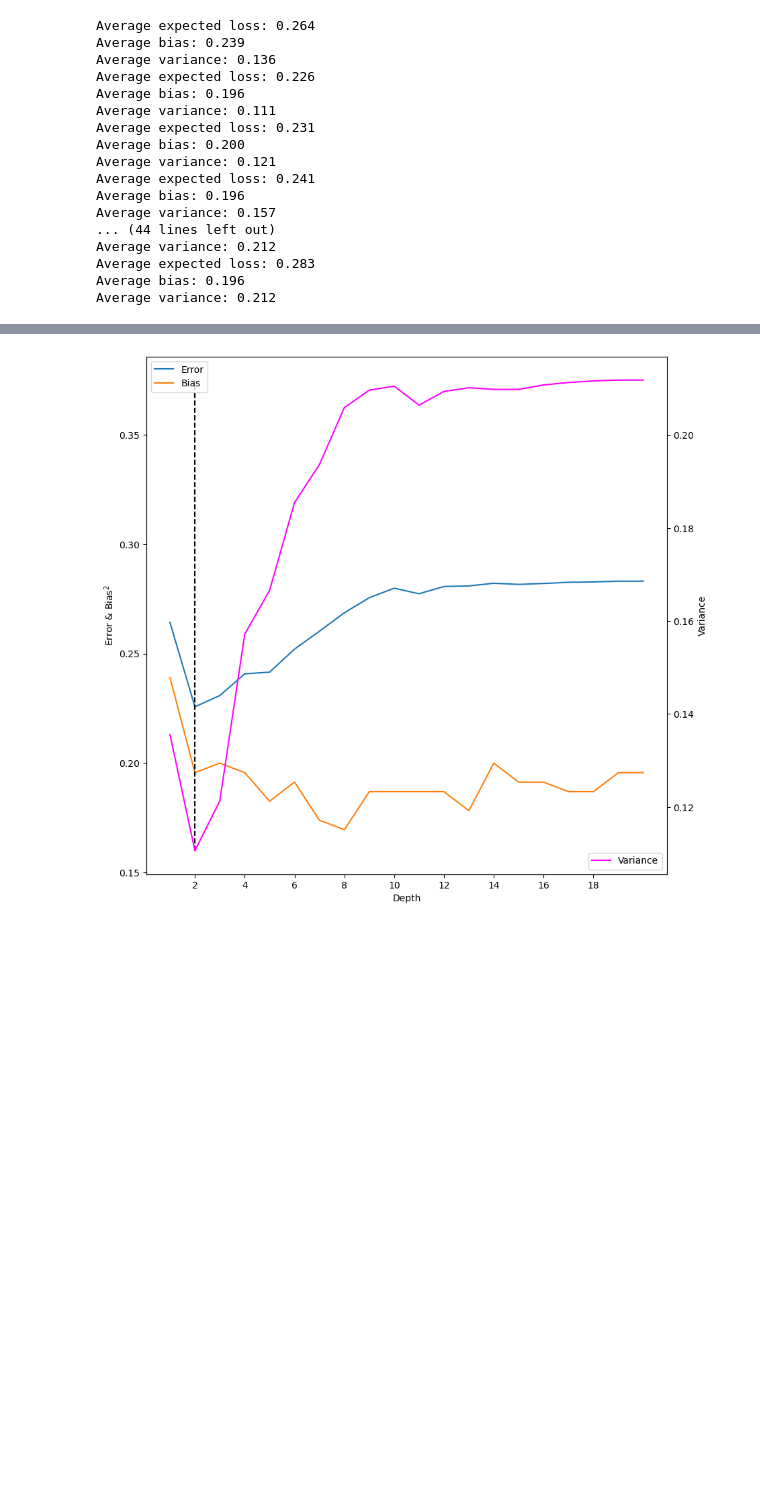
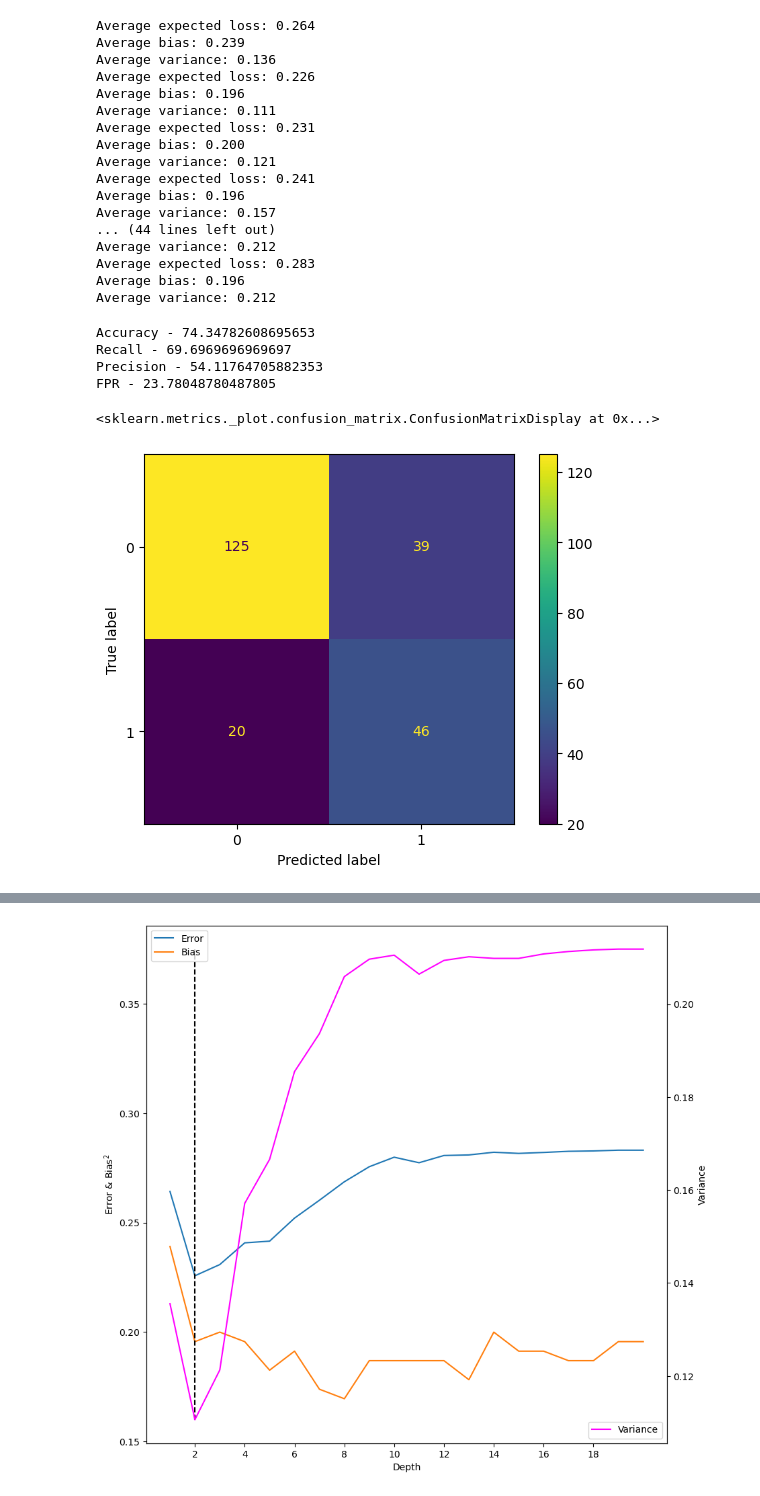
Before and after one commit to meenakshsundaram/AIML, a Jupyter notebook: DecisionTrees/src/diabetes/preprocessing.ipynb, the cells around one changed output, grey strips where cells are left out. Saved outputs shown, nothing was run; the diff lists cells and outputs as text; code cells hidden in the pictures; blank space fills up the shorter version.

```diff
--- a/DecisionTrees/src/diabetes/preprocessing.ipynb
+++ b/DecisionTrees/src/diabetes/preprocessing.ipynb
@@ -56,3 +62,25 @@ Average variance: 0.212
 Average expected loss: 0.283
 Average bias: 0.196
 Average variance: 0.212
+# %%
+dtree = DecisionTreeClassifier(random_state=RANDOM_SEED,criterion=criterion,max_depth=2,class_weight=class_weight)
+dtree.fit(train_x_df,train_y_df)
+pred_test_y=dtree.predict(test_x_df)
+proba_test_y = dtree.predict_proba(test_x_df)
+
+Accuracy= 100*metrics.accuracy_score(test_y_df,pred_test_y)
+Recall=100*metrics.recall_score(test_y_df,pred_test_y)
+Precision= 100*metrics.precision_score(test_y_df,pred_test_y)
+FPR = 100*(1-metrics.recall_score(test_y_df,pred_test_y,pos_label=0))
+print(f"Accuracy - {Accuracy}")
+print(f"Recall - {Recall}")
+print(f"Precision - {Precision}")
+print(f"FPR - {FPR}")
+metrics.ConfusionMatrixDisplay.from_predictions(test_y_df,pred_test_y)
+# %% [output]
+Accuracy - 74.34782608695653
+Recall - 69.6969696969697
+Precision - 54.11764705882353
+FPR - 23.78048780487805
+<sklearn.metrics._plot.confusion_matrix.ConfusionMatrixDisplay at 0x...>
+[figure, added]
```
Also changed, not shown: parts of 9 cells of this notebook, 3 other files.
